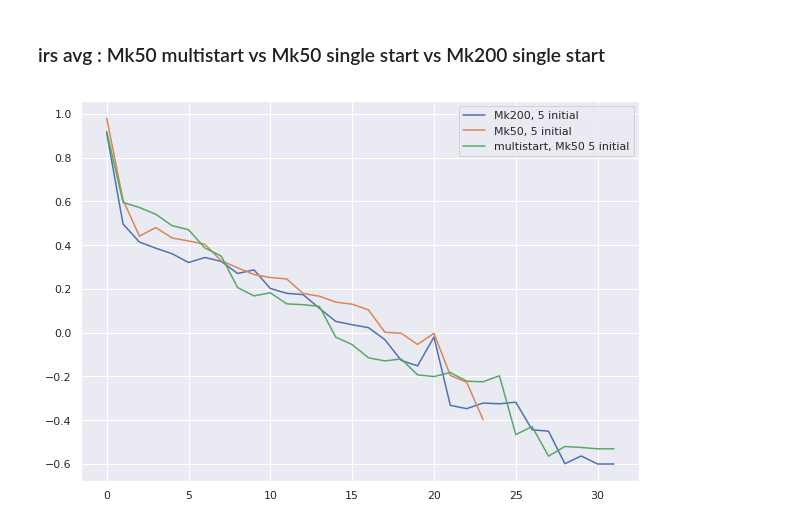
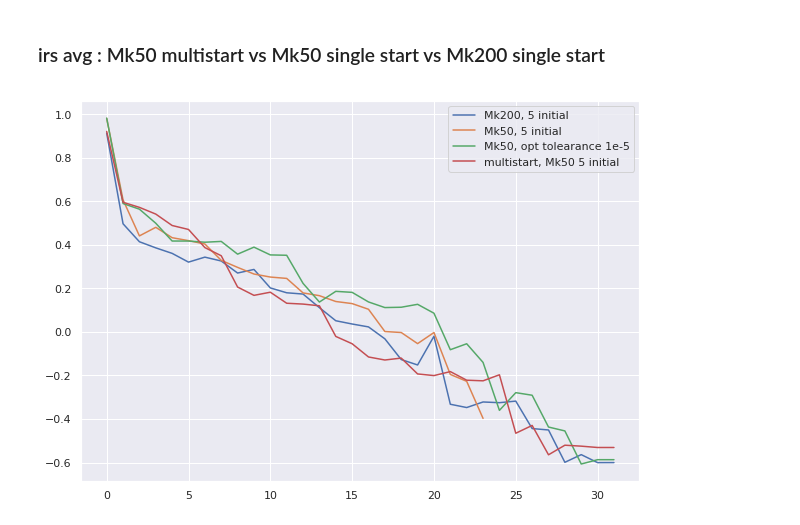
Before and after one commit to kkh8676/opt_functions, a Jupyter notebook: exp_result/levy_Mk_Mj_SAA.ipynb, the cells around one changed output. Saved outputs shown, nothing was run; the diff lists cells and outputs as text; code cells hidden in the pictures.

```diff
--- a/exp_result/levy_Mk_Mj_SAA.ipynb
+++ b/exp_result/levy_Mk_Mj_SAA.ipynb
@@ -51,6 +51,7 @@ jobs_saa_cumulative_exp_4 = []
 jobs_saa_cumulative_exp_5 = []
 
 jobs_multi_start_20_exp = []
+jobs_toler_minus_5_exp = []
 
 
 recomm_initial5_Mk200_Mj1_exp = []
@@ -83,6 +84,7 @@ recomm_saa_cumulative_exp_4 = []
 recomm_saa_cumulative_exp_5 = []
 
 recomm_multi_start_20_exp = []
+recomm_toler_minus_5_exp = []
 
 for i in range(100):
     jobs_initial5_Mk200_Mj1_exp.append(mongo_db["levy_initial-%d.jobs"%i])
@@ -109,6 +111,7 @@ for i in range(100):
     if "levy_cumulative_saa_test_4-%d.jobs"%i in collection_list: jobs_saa_cumulative_exp_4.append(mongo_db["levy_cumulative_saa_test_4-%d.jobs"%i])
     if "levy_cumulative_saa_test_5-%d.jobs"%i in collection_list: jobs_saa_cumulative_exp_5.append(mongo_db["levy_cumulative_saa_test_5-%d.jobs"%i])
     if "levy_for_multi_start-%d.jobs"%i in collection_list: jobs_multi_start_20_exp.append(mongo_db["levy_for_multi_start-%d.jobs"%i])
+    if "levy_vanilla_toler_minus_5-%d.jobs"%i in collection_list: jobs_toler_minus_5_exp.append(mongo_db["levy_vanilla_toler_minus_5-%d.jobs"%i])
 
 
     recomm_initial5_Mk200_Mj1_exp.append(mongo_db["levy_initial-%d.recommendations"%i])
@@ -135,6 +138,7 @@ for i in range(100):
     if "levy_cumulative_saa_test_4-%d.recommendations"%i in collection_list: recomm_saa_cumulative_exp_4.append(mongo_db["levy_cumulative_saa_test_4-%d.recommendations"%i])
     if "levy_cumulative_saa_test_5-%d.recommendations"%i in collection_list: recomm_saa_cumulative_exp_5.append(mongo_db["levy_cumulative_saa_test_5-%d.recommendations"%i])
     if "levy_for_multi_start-%d.recommendations"%i in collection_list: recomm_multi_start_20_exp.append(mongo_db["levy_for_multi_start-%d.recommendations"%i])
+    if "levy_vanilla_toler_minus_5-%d.recommendations"%i in collection_list: recomm_toler_minus_5_exp.append(mongo_db["levy_vanilla_toler_minus_5-%d.recommendations"%i])
 # %% [markdown]
 ### get_objective method gets the predicted optimal value in GP model
 # %%
@@ -198,6 +203,7 @@ locs_saa_cumulative_exp_3 = functions.get_recomm_loc(recomm_saa_cumulative_exp_3
 locs_saa_cumulative_exp_4 = functions.get_recomm_loc(recomm_saa_cumulative_exp_4)
 
 locs_multi_start_20_exp = functions.get_recomm_loc(recomm_multi_start_20_exp)
+locs_vanilla_toler_minus_5_exp = functions.get_recomm_loc(recomm_toler_minus_5_exp)
 # %%
 minimum = 35
 for exp in locs_saa_origin_exp:
@@ -393,6 +402,7 @@ irs_saa_cumulative_exp_3 = get_irs_whole_exp(locs_saa_cumulative_exp_3)
 irs_saa_cumulative_exp_4 = get_irs_whole_exp(locs_saa_cumulative_exp_4)
 
 irs_multi_start_20_exp = get_irs_whole_exp(locs_multi_start_20_exp)
+irs_vanilla_toler_minus_5_exp = get_irs_whole_exp(locs_vanilla_toler_minus_5_exp)
 # %% [markdown]
 #### get averaged and median value of IR
 # %%
@@ -453,6 +464,7 @@ irs_saa_cumulative_median_3 = get_median_irs(irs_saa_cumulative_exp_3)
 irs_saa_cumulative_median_4 = get_median_irs(irs_saa_cumulative_exp_4)
 
 irs_multi_start_20_median = get_median_irs(irs_multi_start_20_exp)
+irs_vanilla_toler_minus_5_median = get_median_irs(irs_vanilla_toler_minus_5_exp)
 # %% [markdown]
 ### Plotting the real function value at suggested location
 # %%
@@ -650,14 +664,15 @@ plt.show()
 # %%
 plt.figure(figsize=(10,7))
 
 
 plt.plot(irs_initial5_Mk200_Mj1_v3_median[3:], label='Mk200, 5 initial')
 plt.plot(irs_initial5_Mk50_Mj1_v2_median[3:], label='Mk50, 5 initial')
+plt.plot(irs_vanilla_toler_minus_5_median[3:], label='Mk50, opt tolearance 1e-5')
 
 
 plt.plot(irs_multi_start_20_median[3:], label="multistart, Mk50 5 initial")
 
 plt.legend()
 plt.show()
 # %% [output]
-[figure, old version]
+[figure, new version]
```
Also changed, not shown: parts of 6 cells of this notebook.
